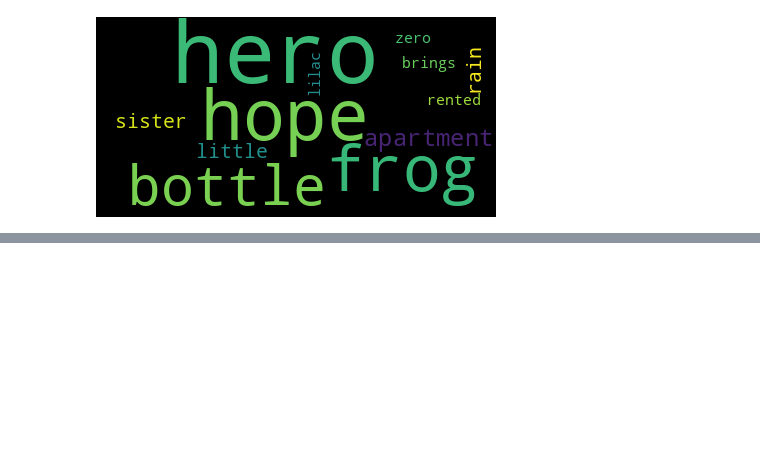
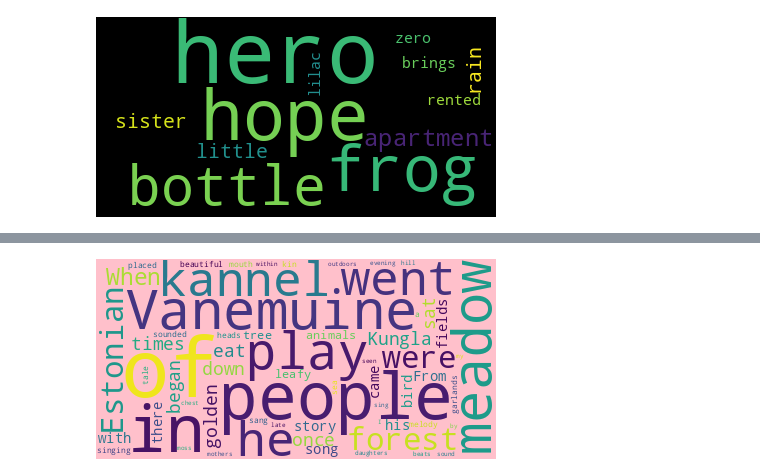
Before and after one commit to elisebrittaa-svg/dt-2025-data-visualisation, a Jupyter notebook: notebooks/class_work/week11.ipynb, the cells around one changed output, grey strips where cells are left out. Drawn from its saved outputs; the diff is of its cells as text; code cells hidden in the pictures; blank space fills up the shorter version.

```diff
--- a/notebooks/class_work/week11.ipynb
+++ b/notebooks/class_work/week11.ipynb
@@ -149,0 +158,4 @@ text = urllib.request.urlopen("").read().decode("utf-8") #("utf-8") makes the in
+# %%
+WordCloud(stopwords=["and", "then", "but", "the", "to", "on", "s"], background_color=("pink")).generate_from_text(text).to_image()
+# %% [output]
+[figure, added]
```
Also changed, not shown: parts of 5 cells of this notebook, 1 other file.
